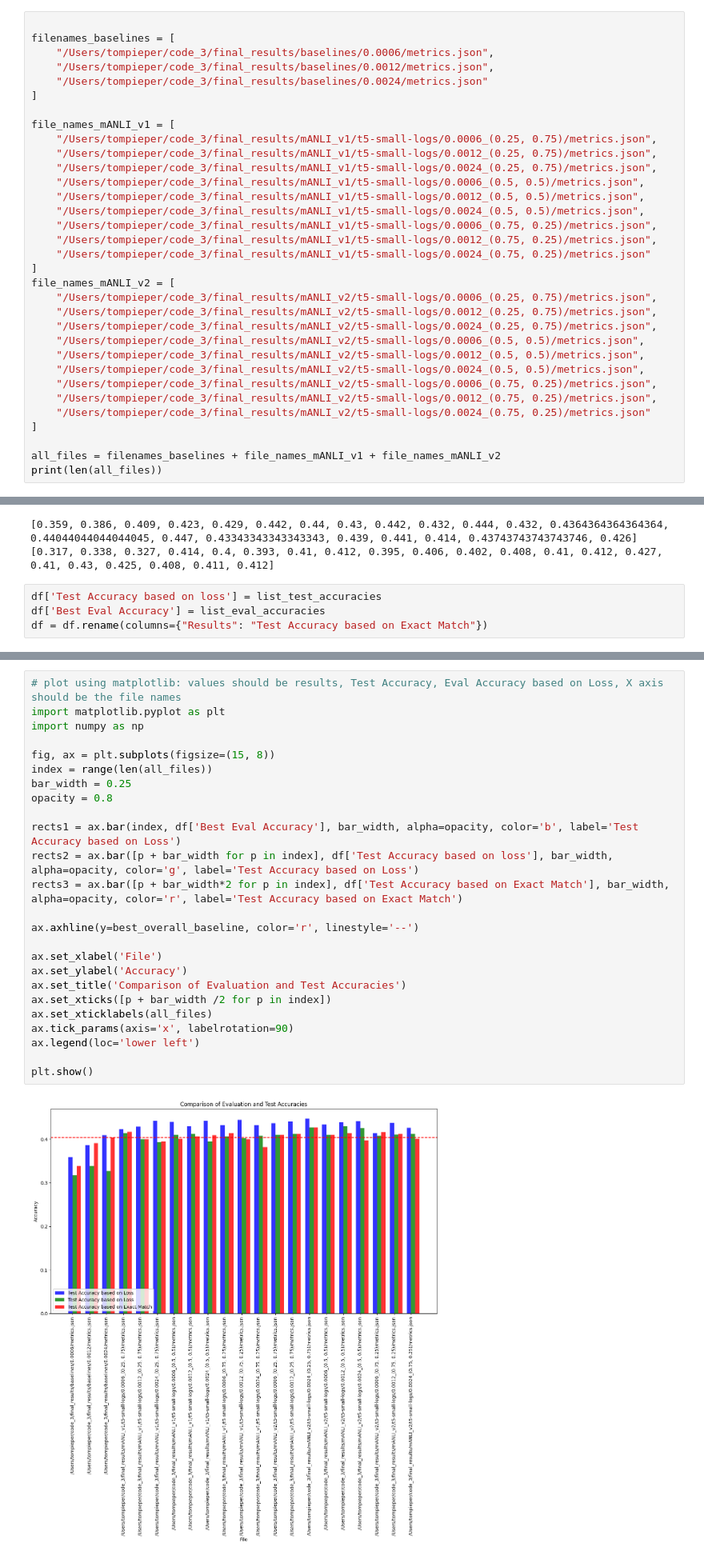
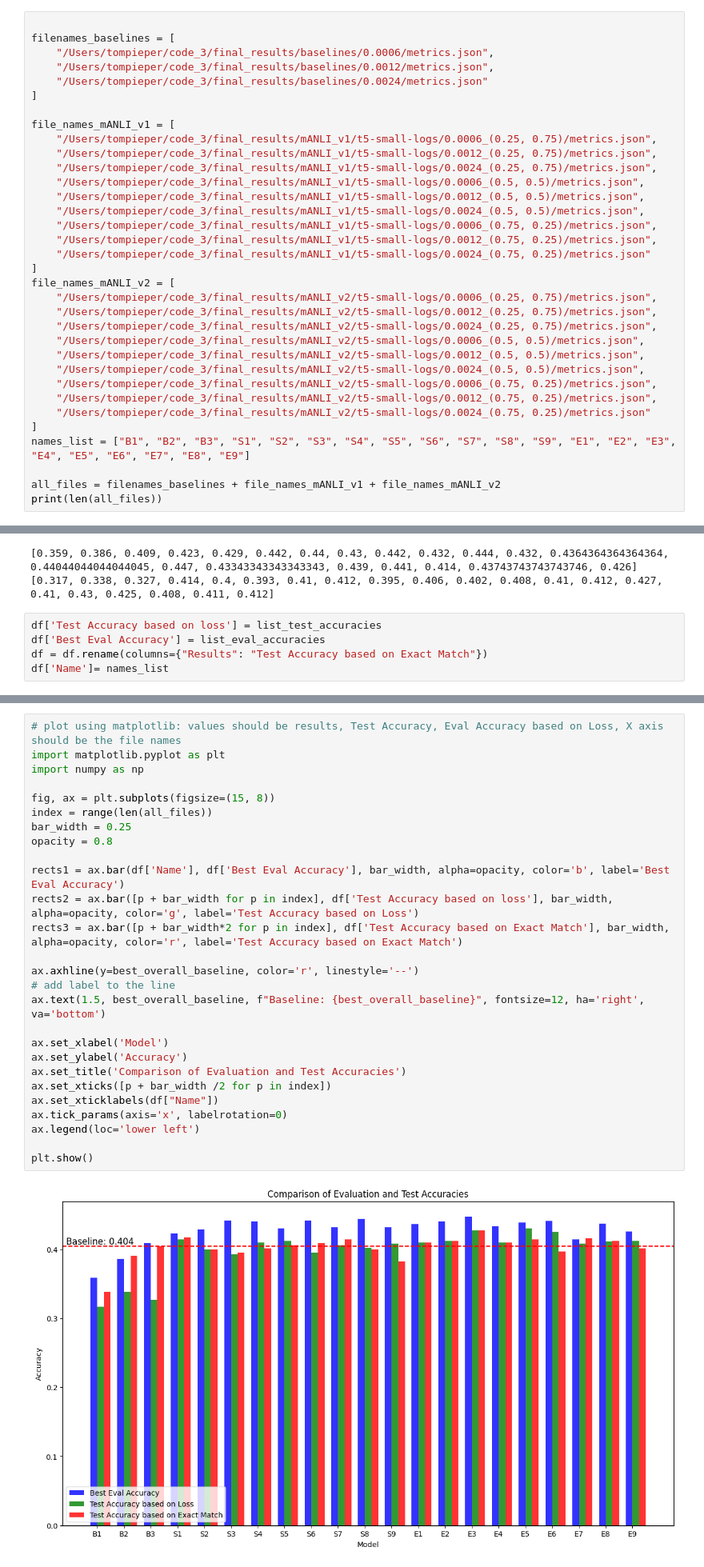
Before and after one commit to tomlpieper/ba, a Jupyter notebook: plotting.ipynb, the cells around one changed output, grey strips where cells are left out. Shown at 80% size. Drawn from its saved outputs; the diff is of its cells as text.

Commit message:
Added graph_1

```diff
--- a/plotting.ipynb
+++ b/plotting.ipynb
@@ -385,6 +385,7 @@ file_names_mANLI_v2 = [
     "/Users/tompieper/code_3/final_results/mANLI_v2/t5-small-logs/0.0012_(0.75, 0.25)/metrics.json",
     "/Users/tompieper/code_3/final_results/mANLI_v2/t5-small-logs/0.0024_(0.75, 0.25)/metrics.json"
 ]
+names_list = ["B1", "B2", "B3", "S1", "S2", "S3", "S4", "S5", "S6", "S7", "S8", "S9", "E1", "E2", "E3", "E4", "E5", "E6", "E7", "E8", "E9"]
 
 all_files = filenames_baselines + file_names_mANLI_v1 + file_names_mANLI_v2
 print(len(all_files))
@@ -433,6 +434,7 @@ print(list_test_accuracies)
 df['Test Accuracy based on loss'] = list_test_accuracies
 df['Best Eval Accuracy'] = list_eval_accuracies
 df = df.rename(columns={"Results": "Test Accuracy based on Exact Match"})
+df['Name']= names_list
 # %%
 df
 # %% [output]
@@ -498,27 +582,29 @@ Best Overall Baseline: 0.43
 # %%
 # plot using matplotlib: values should be results, Test Accuracy, Eval Accuracy based on Loss, X axis should be the file names
 import matplotlib.pyplot as plt
 import numpy as np
 
 fig, ax = plt.subplots(figsize=(15, 8))
 index = range(len(all_files))
 bar_width = 0.25
 opacity = 0.8
 
-rects1 = ax.bar(index, df['Best Eval Accuracy'], bar_width, alpha=opacity, color='b', label='Test Accuracy based on Loss')
+rects1 = ax.bar(df['Name'], df['Best Eval Accuracy'], bar_width, alpha=opacity, color='b', label='Best Eval Accuracy')
 rects2 = ax.bar([p + bar_width for p in index], df['Test Accuracy based on loss'], bar_width, alpha=opacity, color='g', label='Test Accuracy based on Loss')
 rects3 = ax.bar([p + bar_width*2 for p in index], df['Test Accuracy based on Exact Match'], bar_width, alpha=opacity, color='r', label='Test Accuracy based on Exact Match')
 
 ax.axhline(y=best_overall_baseline, color='r', linestyle='--')
+# add label to the line
+ax.text(1.5, best_overall_baseline, f"Baseline: {best_overall_baseline}", fontsize=12, ha='right', va='bottom')
 
-ax.set_xlabel('File')
+ax.set_xlabel('Model')
 ax.set_ylabel('Accuracy')
 ax.set_title('Comparison of Evaluation and Test Accuracies')
 ax.set_xticks([p + bar_width /2 for p in index])
-ax.set_xticklabels(all_files)
-ax.tick_params(axis='x', labelrotation=90)
+ax.set_xticklabels(df["Name"])
+ax.tick_params(axis='x', labelrotation=0)
 ax.legend(loc='lower left')
 
 plt.show()
 # %% [output]
-[figure, old version]
+[figure, new version]
```
Also changed, not shown: parts of 7 cells of this notebook, 1 other file.
